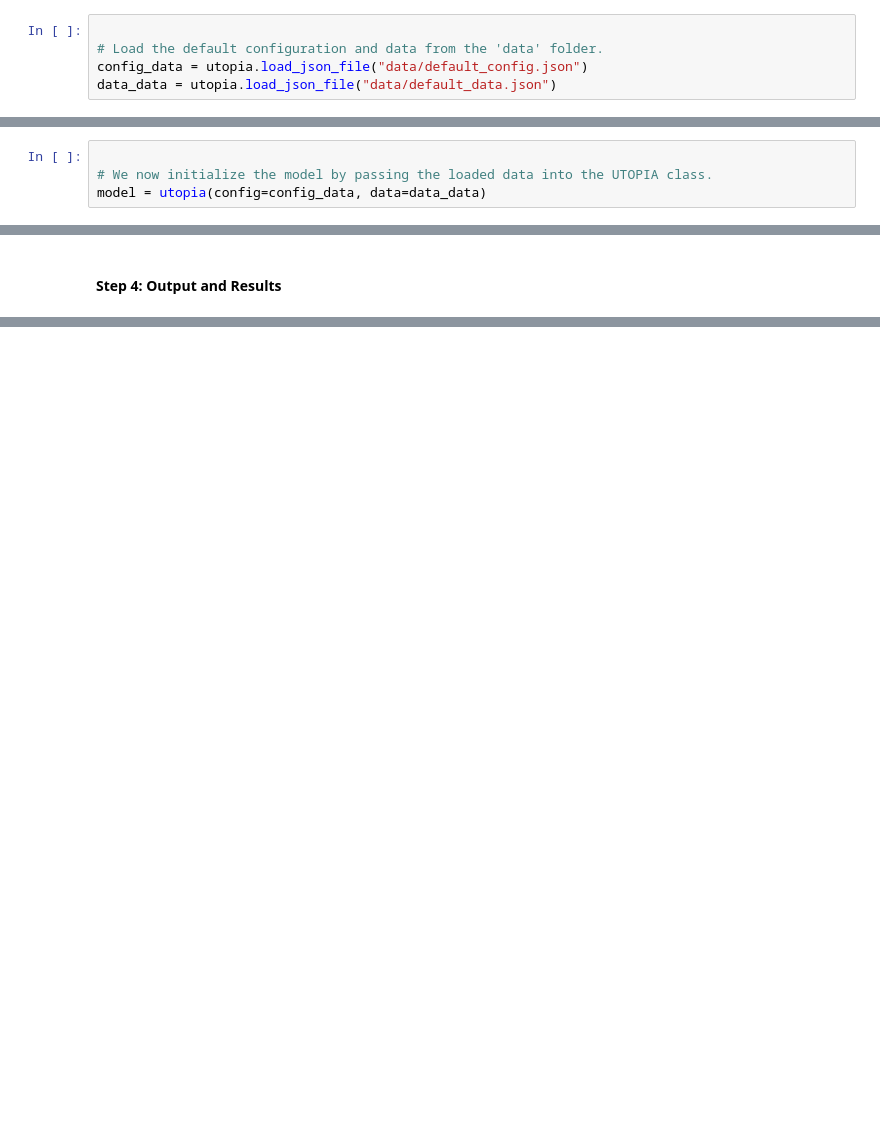
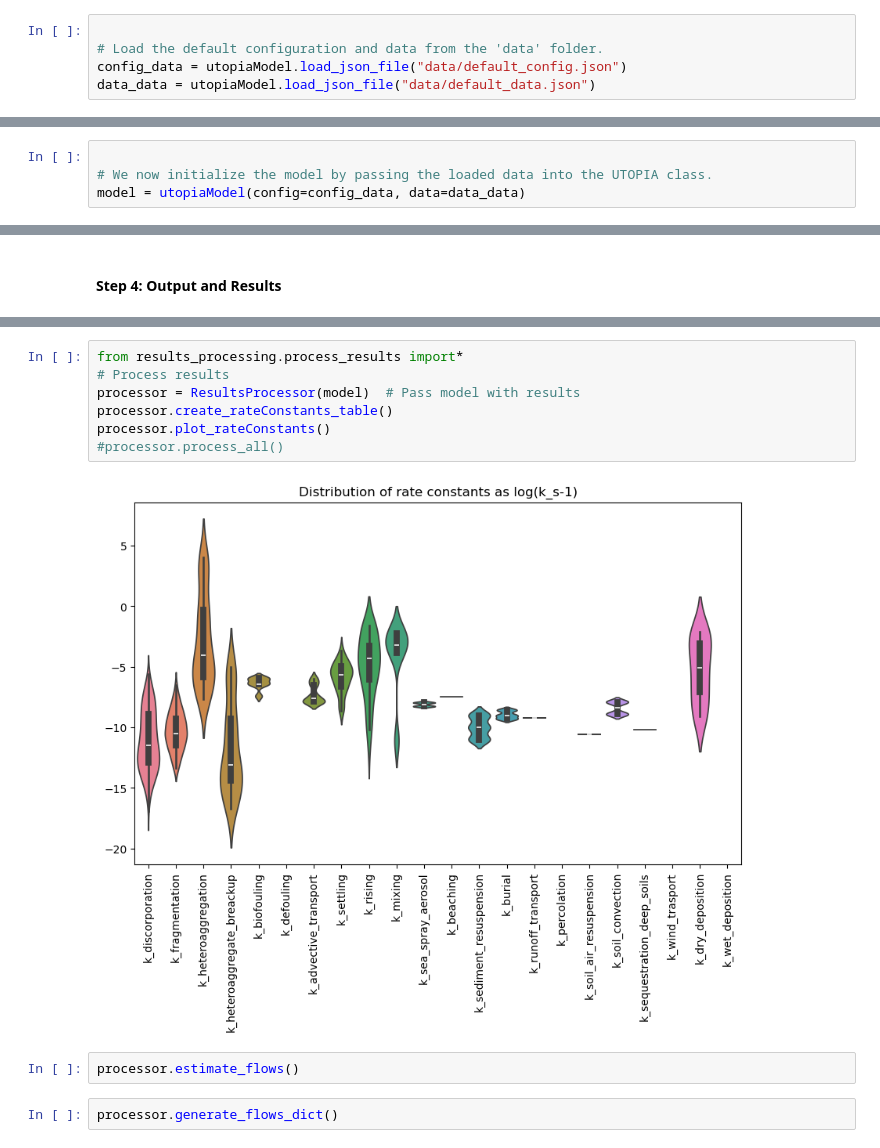
Before and after one commit to xy2gh/UTOPIA_package, a Jupyter notebook: src/utopia/model_tutorial.ipynb, the cells around one changed output, grey strips where cells are left out. Drawn from its saved outputs; the diff is of its cells as text; blank space fills up the shorter version.

```diff
--- a/src/utopia/model_tutorial.ipynb
+++ b/src/utopia/model_tutorial.ipynb
@@ -11,8 +11,8 @@ from utopia import utopia
 # %%
 
 # Load the default configuration and data from the 'data' folder.
-config_data = utopia.load_json_file("data/default_config.json")
-data_data = utopia.load_json_file("data/default_data.json")
+config_data = utopiaModel.load_json_file("data/default_config.json")
+data_data = utopiaModel.load_json_file("data/default_data.json")
 # %%
 
 # Display the loaded config and data to ensure they were loaded correctly.
@@ -27,7 +27,7 @@ Loaded Input Data: {'MPdensity_kg_m3': 980, 'MP_composition': 'PE', 'shape': 'sp
 # %%
 
 # We now initialize the model by passing the loaded data into the UTOPIA class.
-model = utopia(config=config_data, data=data_data)
+model = utopiaModel(config=config_data, data=data_data)
 # %%
 model.summarize()
 # %% [output]
@@ -52,0 +66,13 @@ Solved system of ODEs for steady state.
+# %%
+from results_processing.process_results import*
+# Process results
+processor = ResultsProcessor(model)  # Pass model with results
+processor.create_rateConstants_table()
+processor.plot_rateConstants()
+#processor.process_all()
+# %% [output]
+[figure, added]
+# %%
+processor.estimate_flows()
+# %%
+processor.generate_flows_dict()
```
Also changed, not shown: parts of 6 cells of this notebook, 8 other files.
